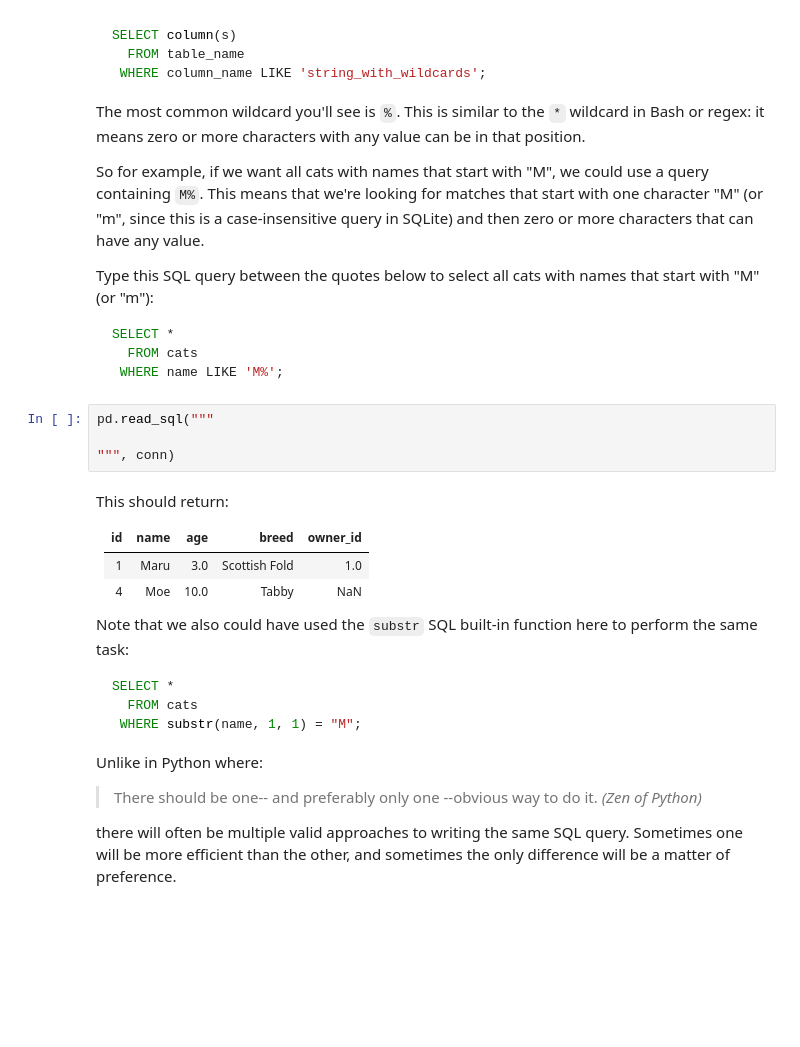
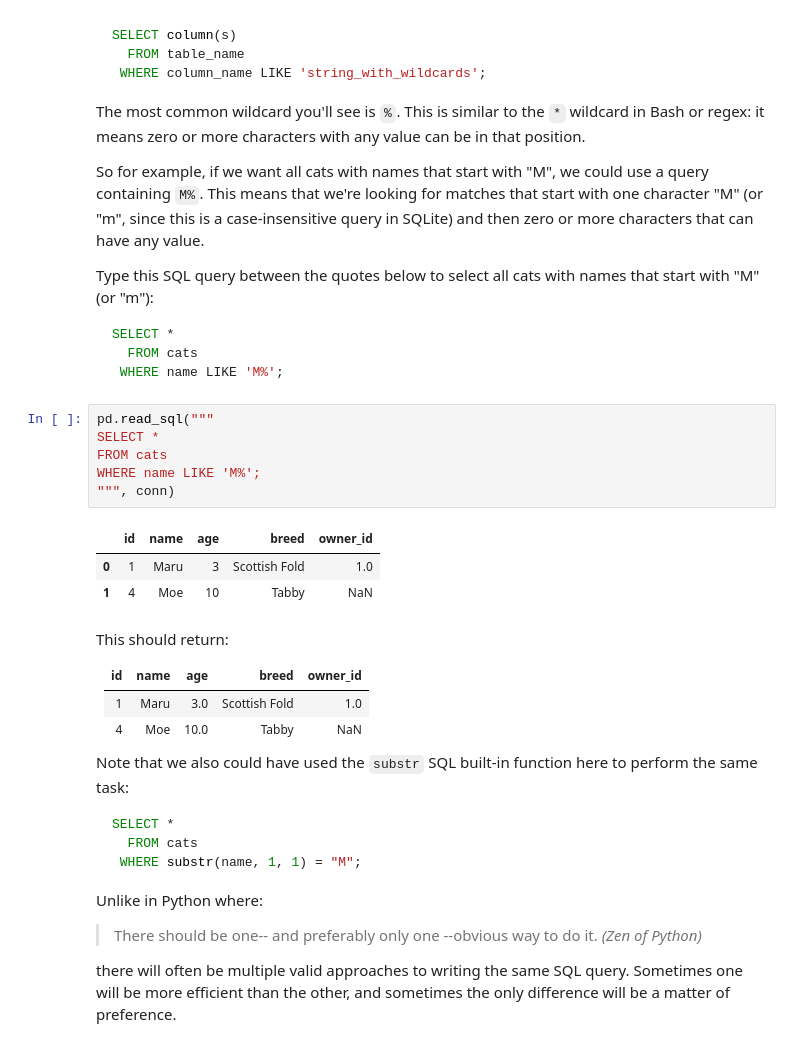
Before and after one commit to DJuanGarcia/dsc-filtering-v2-4, a Jupyter notebook: index.ipynb, the cells around one changed output. Drawn from its saved outputs; the diff is of its cells as text; blank space fills up the shorter version.

````diff
--- a/index.ipynb
+++ b/index.ipynb
@@ -402,8 +424,14 @@ SELECT *
 ```
 # %%
 pd.read_sql("""
-
+SELECT *
+FROM cats
+WHERE name LIKE 'M%';
 """, conn)
+# %% [output]
+|  | id | name | age | breed | owner_id |
+| 0 | 1 | Maru | 3 | Scottish Fold | 1.0 |
+| 1 | 4 | Moe | 10 | Tabby | NaN |
 # %% [markdown]
 This should return:
 
````
Also changed, not shown: parts of 8 cells of this notebook.
